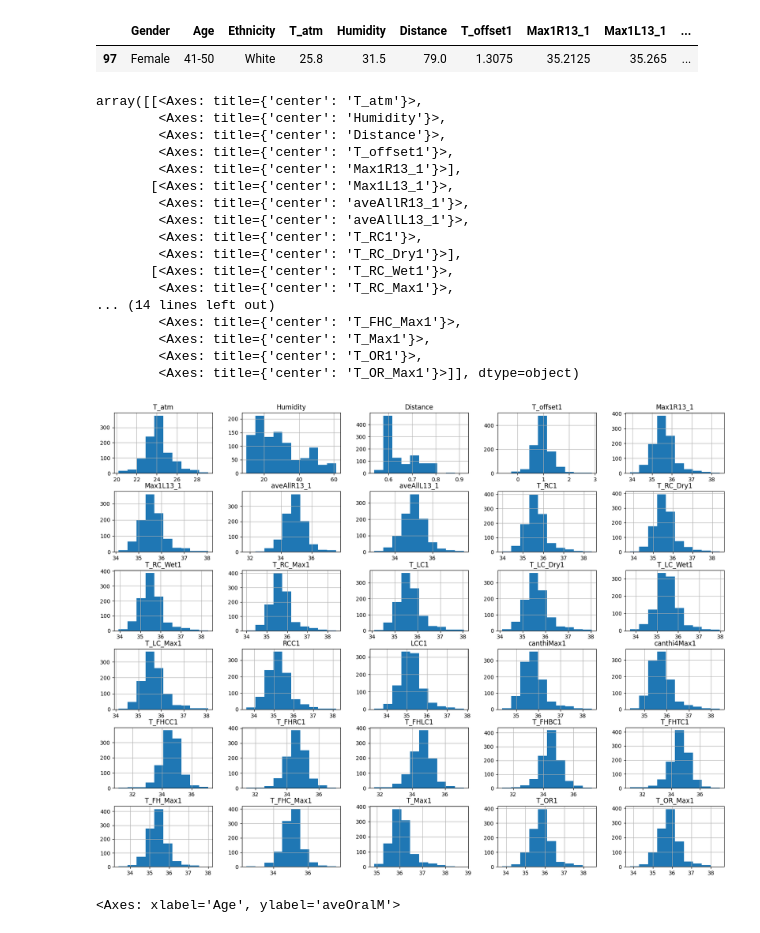
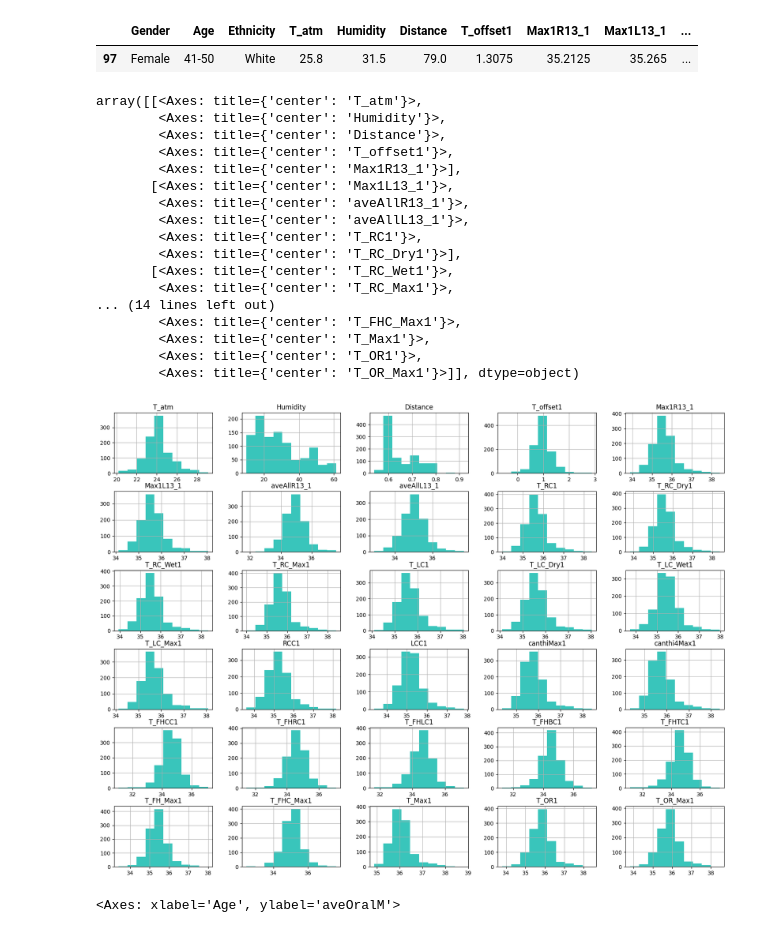
Before and after one commit to benbaz-2/comp551, a Jupyter notebook: assignment_1_regression_aziz.ipynb, the cells around one changed output. Saved outputs shown, nothing was run; the diff lists cells and outputs as text; code cells hidden in the pictures.

```diff
--- a/assignment_1_regression_aziz.ipynb
+++ b/assignment_1_regression_aziz.ipynb
@@ -231,26 +231,26 @@ X = X.drop(index=97)
 y = y.drop(index=97)
 # %%
 # Checking out X distributions
-X.hist(figsize=(20,15))
+X.hist(figsize=(20,15), color="#39C5BB")
 # %% [output]
 array([[<Axes: title={'center': 'T_atm'}>,
         <Axes: title={'center': 'Humidity'}>,
         <Axes: title={'center': 'Distance'}>,
         <Axes: title={'center': 'T_offset1'}>,
         <Axes: title={'center': 'Max1R13_1'}>],
        [<Axes: title={'center': 'Max1L13_1'}>,
         <Axes: title={'center': 'aveAllR13_1'}>,
         <Axes: title={'center': 'aveAllL13_1'}>,
         <Axes: title={'center': 'T_RC1'}>,
         <Axes: title={'center': 'T_RC_Dry1'}>],
        [<Axes: title={'center': 'T_RC_Wet1'}>,
         <Axes: title={'center': 'T_RC_Max1'}>,
 ... (14 lines left out)
         <Axes: title={'center': 'T_FHC_Max1'}>,
         <Axes: title={'center': 'T_Max1'}>,
         <Axes: title={'center': 'T_OR1'}>,
         <Axes: title={'center': 'T_OR_Max1'}>]], dtype=object)
-[figure, old version]
+[figure, new version]
 # %%
 sns.boxplot(x=X['Age'], y=y, hue=X['Gender'])
 # %% [output]
```
Also changed, not shown: parts of 15 cells of this notebook.
